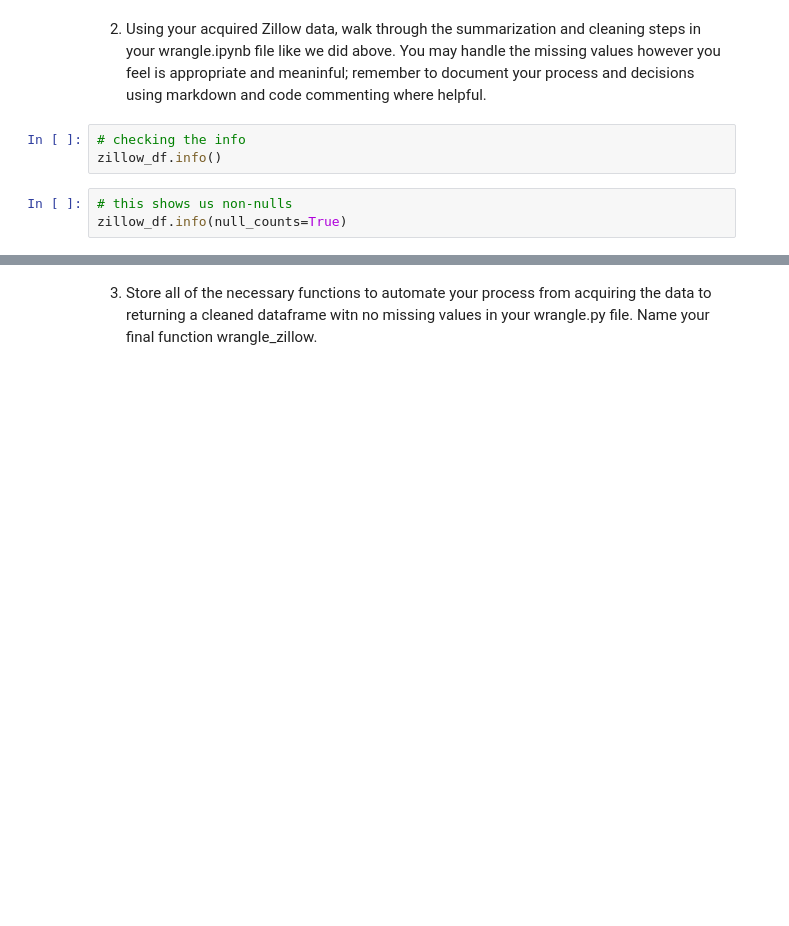
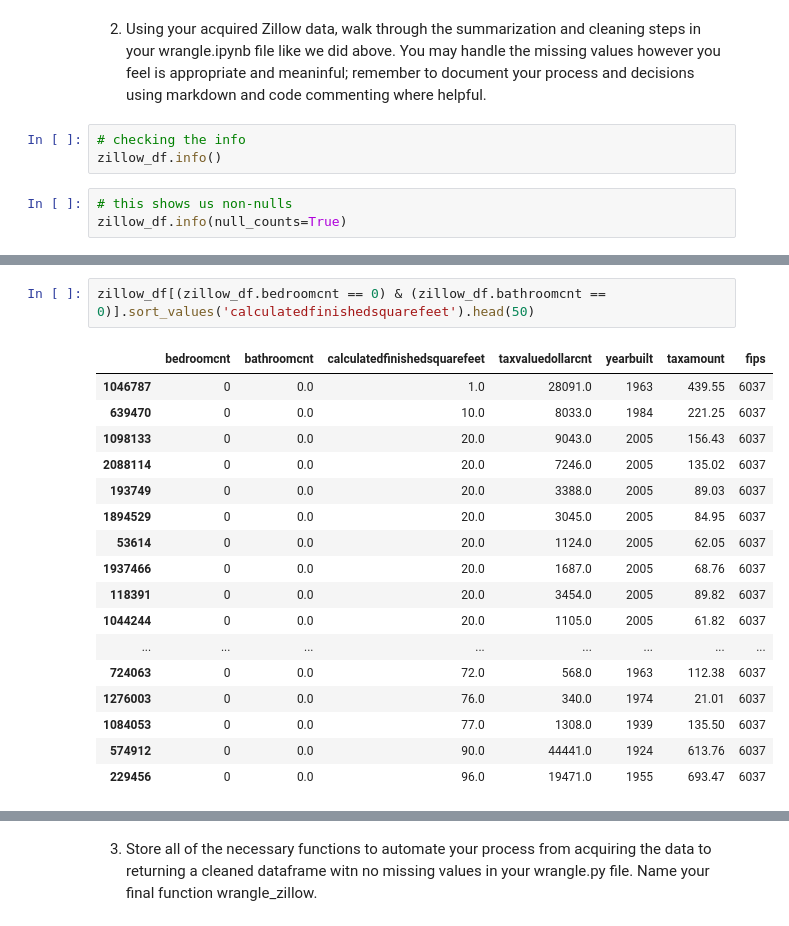
Before and after one commit to cindyvillanuevads/regression-exercises, a Jupyter notebook: wrangle.ipynb, the cells around one changed output, grey strips where cells are left out. Saved outputs shown, nothing was run; the diff lists cells and outputs as text; blank space fills up the shorter version.

```diff
--- a/wrangle.ipynb
+++ b/wrangle.ipynb
@@ -299,0 +577,20 @@ telco_df.isnull().sum()
+# %%
+zillow_df[(zillow_df.bedroomcnt == 0) & (zillow_df.bathroomcnt == 0)].sort_values('calculatedfinishedsquarefeet').head(50)
+# %% [output]
+|  | bedroomcnt | bathroomcnt | calculatedfinishedsquarefeet | taxvaluedollarcnt | yearbuilt | taxamount | fips |
+| 1046787 | 0 | 0.0 | 1.0 | 28091.0 | 1963 | 439.55 | 6037 |
+| 639470 | 0 | 0.0 | 10.0 | 8033.0 | 1984 | 221.25 | 6037 |
+| 1098133 | 0 | 0.0 | 20.0 | 9043.0 | 2005 | 156.43 | 6037 |
+| 2088114 | 0 | 0.0 | 20.0 | 7246.0 | 2005 | 135.02 | 6037 |
+| 193749 | 0 | 0.0 | 20.0 | 3388.0 | 2005 | 89.03 | 6037 |
+| 1894529 | 0 | 0.0 | 20.0 | 3045.0 | 2005 | 84.95 | 6037 |
+| 53614 | 0 | 0.0 | 20.0 | 1124.0 | 2005 | 62.05 | 6037 |
+| 1937466 | 0 | 0.0 | 20.0 | 1687.0 | 2005 | 68.76 | 6037 |
+| 118391 | 0 | 0.0 | 20.0 | 3454.0 | 2005 | 89.82 | 6037 |
+| 1044244 | 0 | 0.0 | 20.0 | 1105.0 | 2005 | 61.82 | 6037 |
+| ... | ... | ... | ... | ... | ... | ... | ... |
+| 724063 | 0 | 0.0 | 72.0 | 568.0 | 1963 | 112.38 | 6037 |
+| 1276003 | 0 | 0.0 | 76.0 | 340.0 | 1974 | 21.01 | 6037 |
+| 1084053 | 0 | 0.0 | 77.0 | 1308.0 | 1939 | 135.50 | 6037 |
+| 574912 | 0 | 0.0 | 90.0 | 44441.0 | 1924 | 613.76 | 6037 |
+| 229456 | 0 | 0.0 | 96.0 | 19471.0 | 1955 | 693.47 | 6037 |
```
Also changed, not shown: parts of 34 cells of this notebook.
